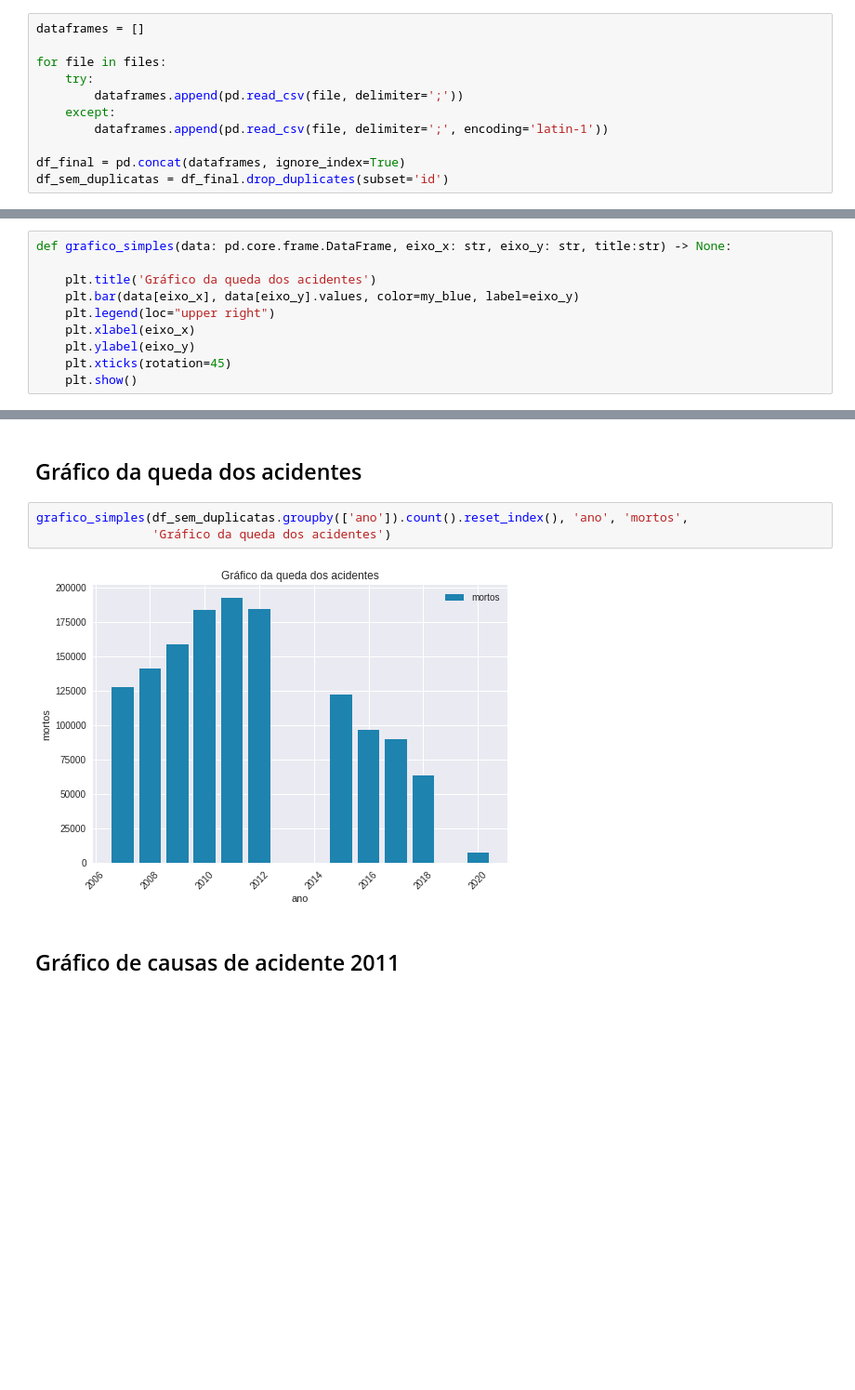
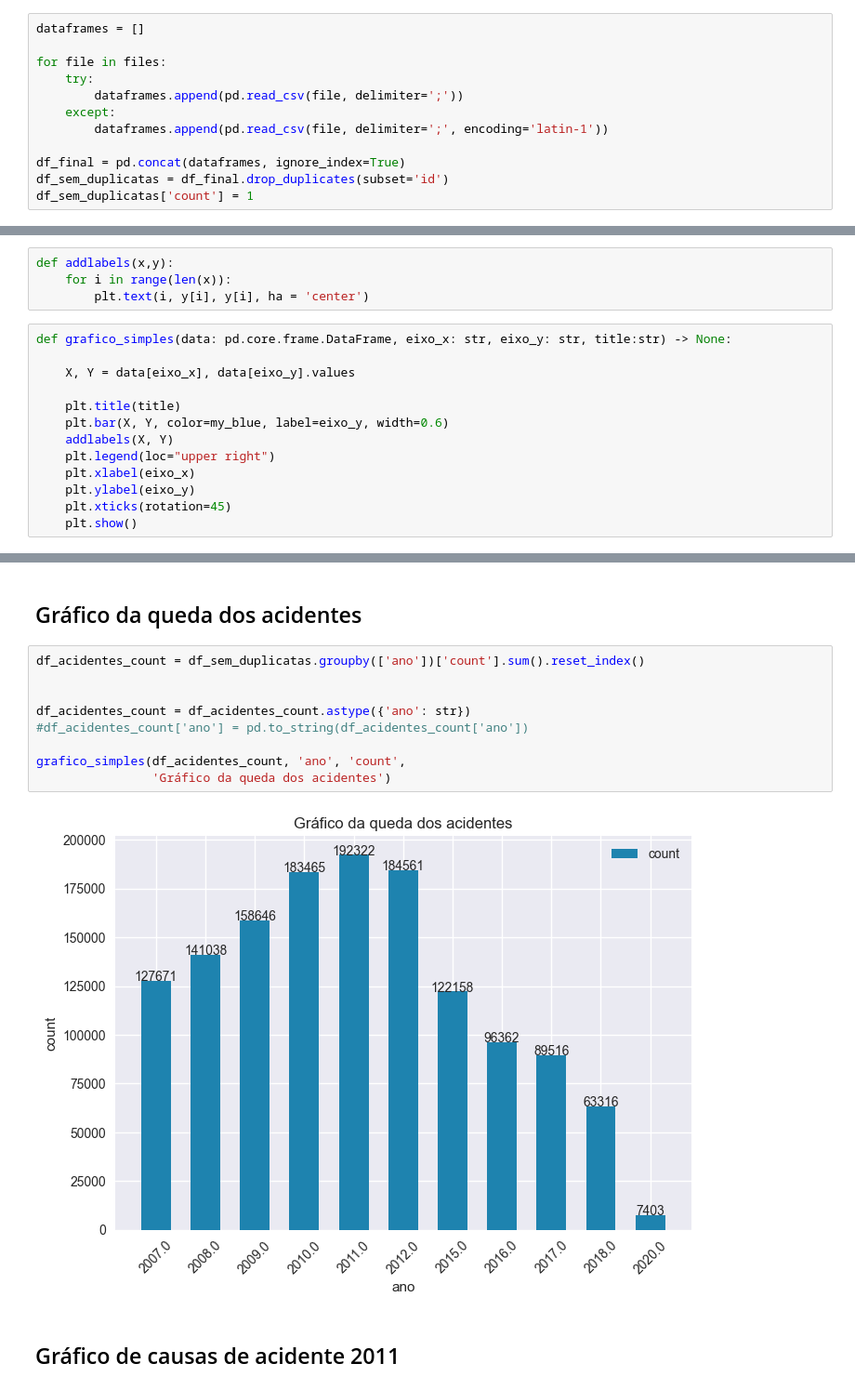
Before and after one commit to raphael720/Projetos_VD, a Jupyter notebook: Projeto_01/Data_V.ipynb, the cells around one changed output, grey strips where cells are left out. Shown at 93% size. Saved outputs shown, nothing was run; the diff lists cells and outputs as text; blank space fills up the shorter version.

```diff
--- a/Projeto_01/Data_V.ipynb
+++ b/Projeto_01/Data_V.ipynb
@@ -43,3 +43,4 @@ for file in files:
 
 df_final = pd.concat(dataframes, ignore_index=True)
 df_sem_duplicatas = df_final.drop_duplicates(subset='id')
+df_sem_duplicatas['count'] = 1
@@ -135,8 +133,15 @@ plt.figure(figsize=(12, 8))
+# %%
+def addlabels(x,y):
+    for i in range(len(x)):
+        plt.text(i, y[i], y[i], ha = 'center')
 # %%
 def grafico_simples(data: pd.core.frame.DataFrame, eixo_x: str, eixo_y: str, title:str) -> None:
 
-    plt.title('Gráfico da queda dos acidentes')
-    plt.bar(data[eixo_x], data[eixo_y].values, color=my_blue, label=eixo_y)
+    X, Y = data[eixo_x], data[eixo_y].values
+
+    plt.title(title)
+    plt.bar(X, Y, color=my_blue, label=eixo_y, width=0.6)
+    addlabels(X, Y)
     plt.legend(loc="upper right")
     plt.xlabel(eixo_x)
     plt.ylabel(eixo_y)
@@ -145,10 +165,16 @@ def grafico_simples(data: pd.core.frame.DataFrame, eixo_x: str, eixo_y: str, tit
 # %% [markdown]
 ## Gráfico da queda dos acidentes
 # %%
-grafico_simples(df_sem_duplicatas.groupby(['ano']).count().reset_index(), 'ano', 'mortos',
+df_acidentes_count = df_sem_duplicatas.groupby(['ano'])['count'].sum().reset_index()
+
+
+df_acidentes_count = df_acidentes_count.astype({'ano': str})
+#df_acidentes_count['ano'] = pd.to_string(df_acidentes_count['ano'])
+
+grafico_simples(df_acidentes_count, 'ano', 'count',
                 'Gráfico da queda dos acidentes')
 # %% [output]
-[figure, old version]
+[figure, new version]
 # %% [markdown]
 ## Gráfico de causas de acidente 2011
 # %%
```
Also changed, not shown: parts of 23 cells of this notebook.
